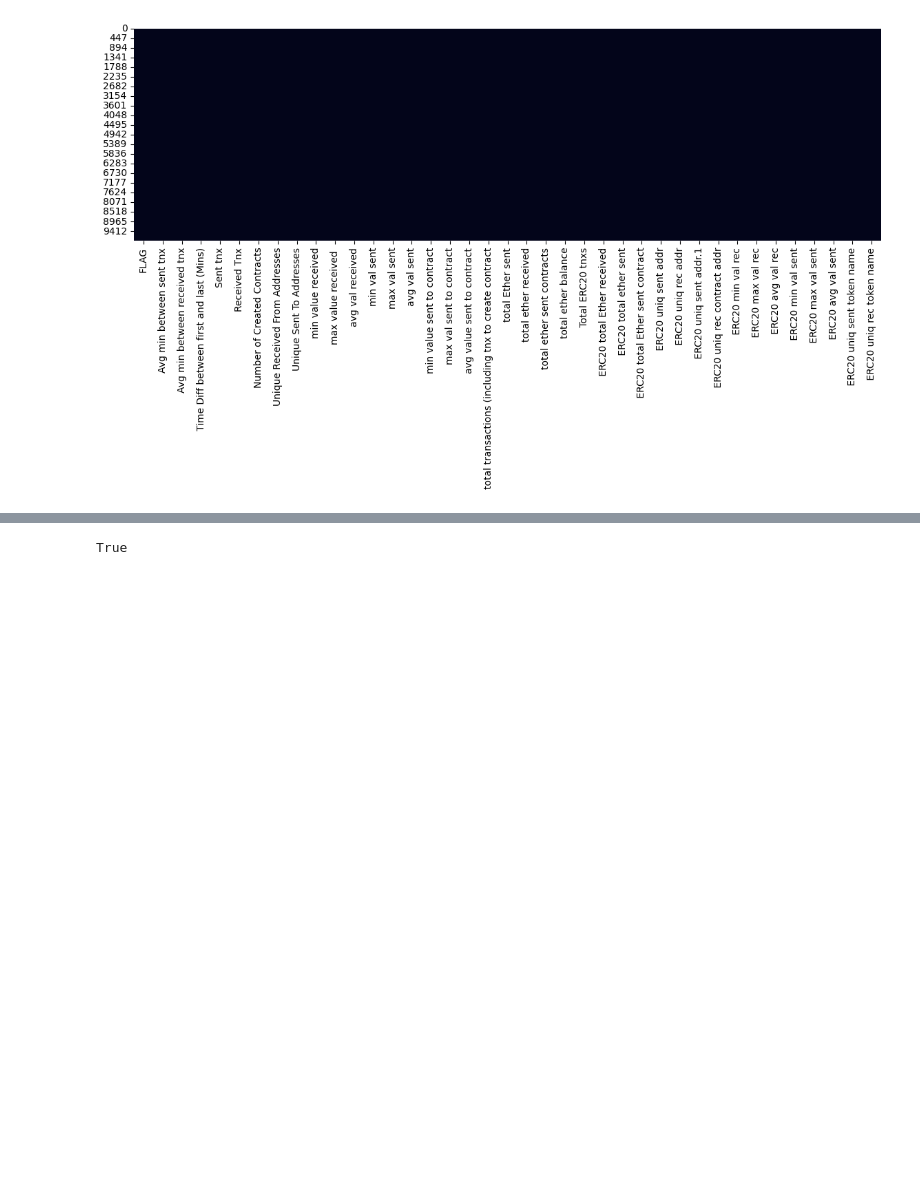
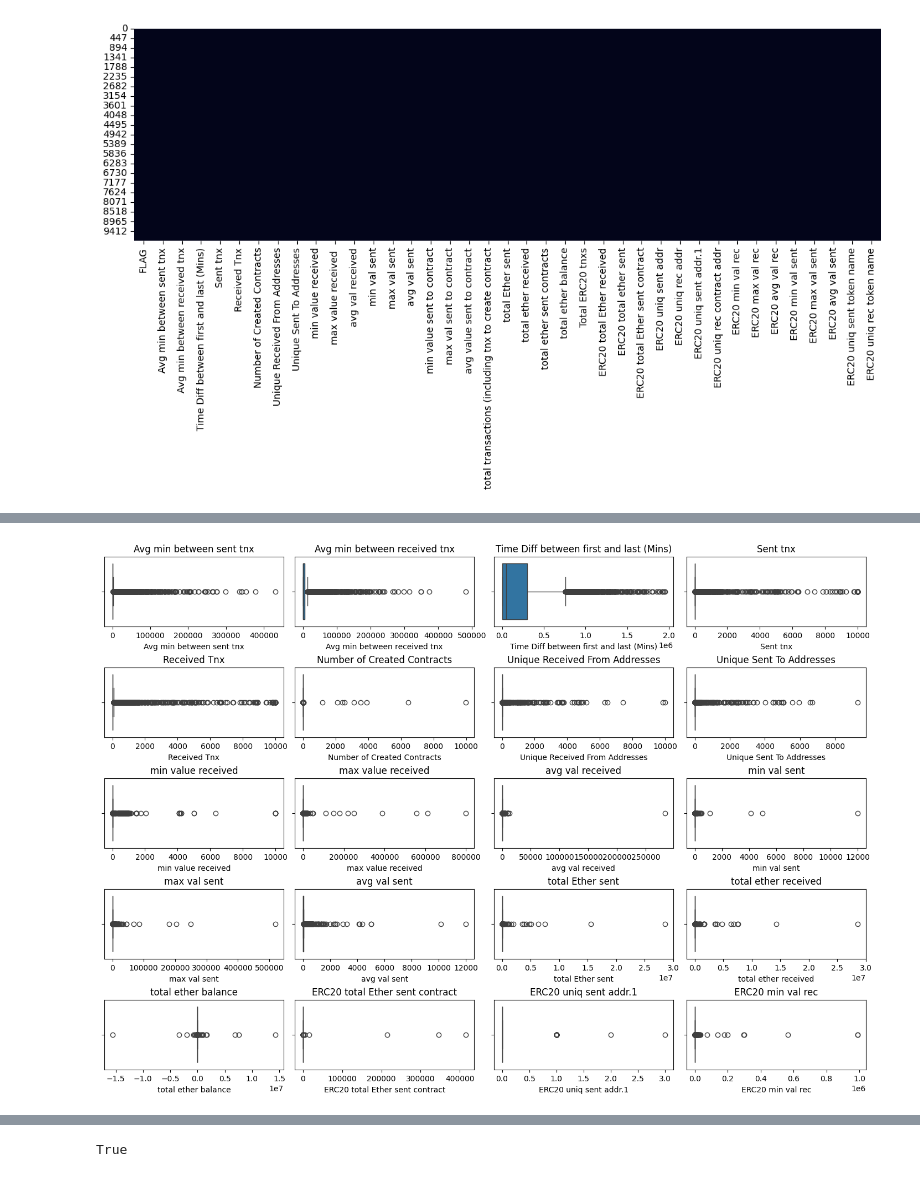
Before and after one commit to shazzad-hasan/ethereum-fraud-detection, a Jupyter notebook: data-preparation/kaggle_etherscan_data.ipynb, the cells around one changed output, grey strips where cells are left out. Saved outputs shown, nothing was run; the diff lists cells and outputs as text; code cells hidden in the pictures; blank space fills up the shorter version.

```diff
--- a/data-preparation/kaggle_etherscan_data.ipynb
+++ b/data-preparation/kaggle_etherscan_data.ipynb
@@ -269 +300,19 @@ plt.show()
+# %%
+# Plot the distributions of features
+columns = df_k.columns[1:]
+
+fig, axes = plt.subplots(5, 4, figsize=(14, 10), constrained_layout=True)
+axes = axes.flatten()
+
+for i, column in enumerate(columns):
+    if i < len(axes):
+        sns.boxplot(ax=axes[i], data=df_k, x=column)
+        axes[i].set_title(column)
+
+for j in range(len(columns), len(axes)):
+    fig.delaxes(axes[j])
+
+plt.show()
+# %% [output]
+[figure, added]
 # %%
```
Also changed, not shown: parts of 25 cells of this notebook.
